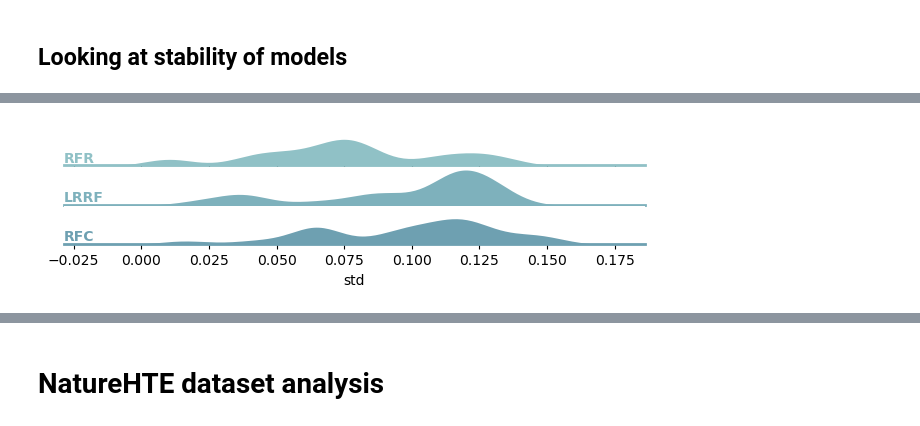
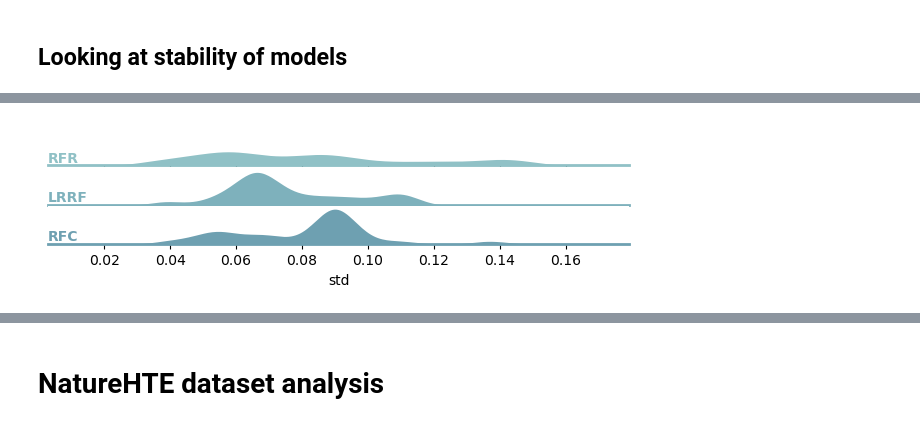
Before and after one commit to ZimmermanGroup/LabelRanking, a Jupyter notebook: performance_analysis.ipynb, the cells around one changed output, grey strips where cells are left out. Drawn from its saved outputs; the diff is of its cells as text; code cells hidden in the pictures.

```diff
--- a/performance_analysis.ipynb
+++ b/performance_analysis.ipynb
@@ -136,51 +136,52 @@ KNN
 #                 std_list.append(v.iloc[10*i:10*(i+1), -4].std())
 #             std_by_model["std"].extend(std_list)
 #             std_by_model["model"].extend([k]*len(std_list))
+for a in [cat4_dict, cat8_dict, cat12_dict]:
+    cat_dicts = [{}, {}]
+    for k, v in a.items():
+        for i in range(2) :
+            cat_dicts[i].update({
+                k:v.iloc[110*i:110*(i+1),:]
+            })
+    cat_dfs = []
+    std_by_model = {"model":[], "std":[]}
+    for dict_obj in cat_dicts :
+        for k, v in dict_obj.items():
+            if k in ["RFR", "LRRF", "RFC"] :
+                std_list = []
+                for i in range(11) :
+                    std_list.append(v.iloc[10*i:10*(i+1), -6].std()) # -6 : kendall tau, -4: MRR
+                std_by_model["std"].extend(std_list)
+                std_by_model["model"].extend([k]*len(std_list))
+    df = pd.DataFrame(std_by_model)
+    # Initialize the FacetGrid object
+    pal = sns.cubehelix_palette(10, rot=-.25, light=.7)
+    g = sns.FacetGrid(df, row="model", hue="model", aspect=15, height=.5, palette=pal)
 
-cat_dicts = [{}, {}]
-for k, v in cat12_dict.items():
-    for i in range(2) :
-        cat_dicts[i].update({
-            k:v.iloc[110*i:110*(i+1),:]
-        })
-cat_dfs = []
-std_by_model = {"model":[], "std":[]}
-for dict_obj in cat_dicts :
-    for k, v in dict_obj.items():
-        if k in ["RFR", "LRRF", "RFC"] :
-            std_list = []
-            for i in range(11) :
-                std_list.append(v.iloc[10*i:10*(i+1), -4].std())
-            std_by_model["std"].extend(std_list)
-            std_by_model["model"].extend([k]*len(std_list))
-df = pd.DataFrame(std_by_model)
-# Initialize the FacetGrid object
-pal = sns.cubehelix_palette(10, rot=-.25, light=.7)
-g = sns.FacetGrid(df, row="model", hue="model", aspect=15, height=.5, palette=pal)
+    # Draw the densities in a few steps
+    g.map(sns.kdeplot, "std",
+        bw_adjust=.5, clip_on=False,
+        fill=True, alpha=1, linewidth=0.5)
+    g.map(sns.kdeplot, "std", clip_on=False, color="w", lw=2, bw_adjust=.5)
 
-# Draw the densities in a few steps
-g.map(sns.kdeplot, "std",
-      bw_adjust=.5, clip_on=False,
-      fill=True, alpha=1, linewidth=0.5)
-g.map(sns.kdeplot, "std", clip_on=False, color="w", lw=2, bw_adjust=.5)
+    # passing color=None to refline() uses the hue mapping
+    g.refline(y=0, linewidth=2, linestyle="-", color=None, clip_on=False)
 
-# passing color=None to refline() uses the hue mapping
-g.refline(y=0, linewidth=2, linestyle="-", color=None, clip_on=False)
-
-# Define and use a simple function to label the plot in axes coordinates
-def label(x, color, label):
-    ax = plt.gca()
-    ax.text(0, .2, label, fontweight="bold", color=color,
-            ha="left", va="center", transform=ax.transAxes)
+    # Define and use a simple function to label the plot in axes coordinates
+    def label(x, color, label):
+        ax = plt.gca()
+        ax.text(0, .2, label, fontweight="bold", color=color,
+                ha="left", va="center", transform=ax.transAxes)
 
 
-g.map(label, "std")
+    g.map(label, "std")
 
-# Set the subplots to overlap
-g.figure.subplots_adjust(hspace=.05)
+    # Set the subplots to overlap
+    g.figure.subplots_adjust(hspace=.05)
 
-# Remove axes details that don't play well with overlap
-g.set_titles("")
-g.set(yticks=[], ylabel="")
-g.despine(bottom=True, left=True)
+    # Remove axes details that don't play well with overlap
+    g.set_titles("")
+    g.set(yticks=[], ylabel="")
+    g.despine(bottom=True, left=True)
+    plt.show()
 # %% [output]
@@ -188 +188 @@ g.despine(bottom=True, left=True)
-[figure, old version]
+[figure, new version]
```
Also changed, not shown: parts of 1 cell of this notebook.
